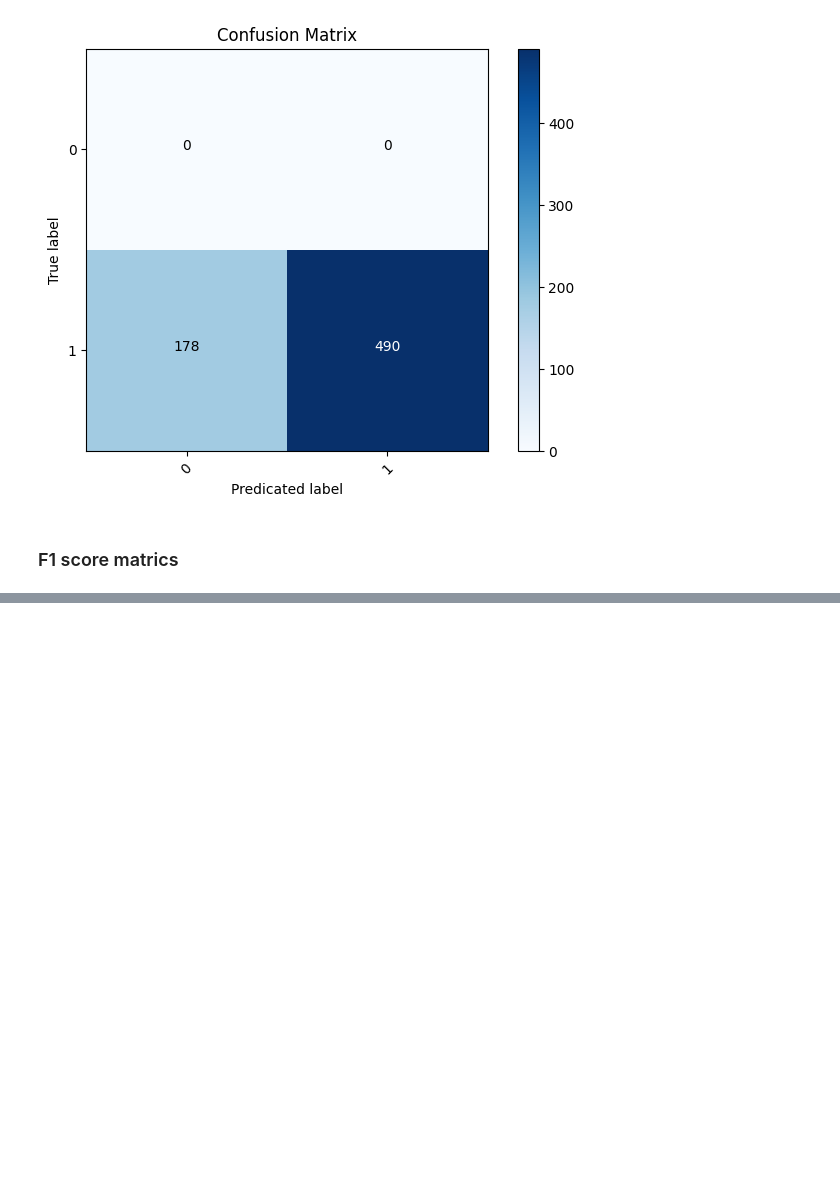
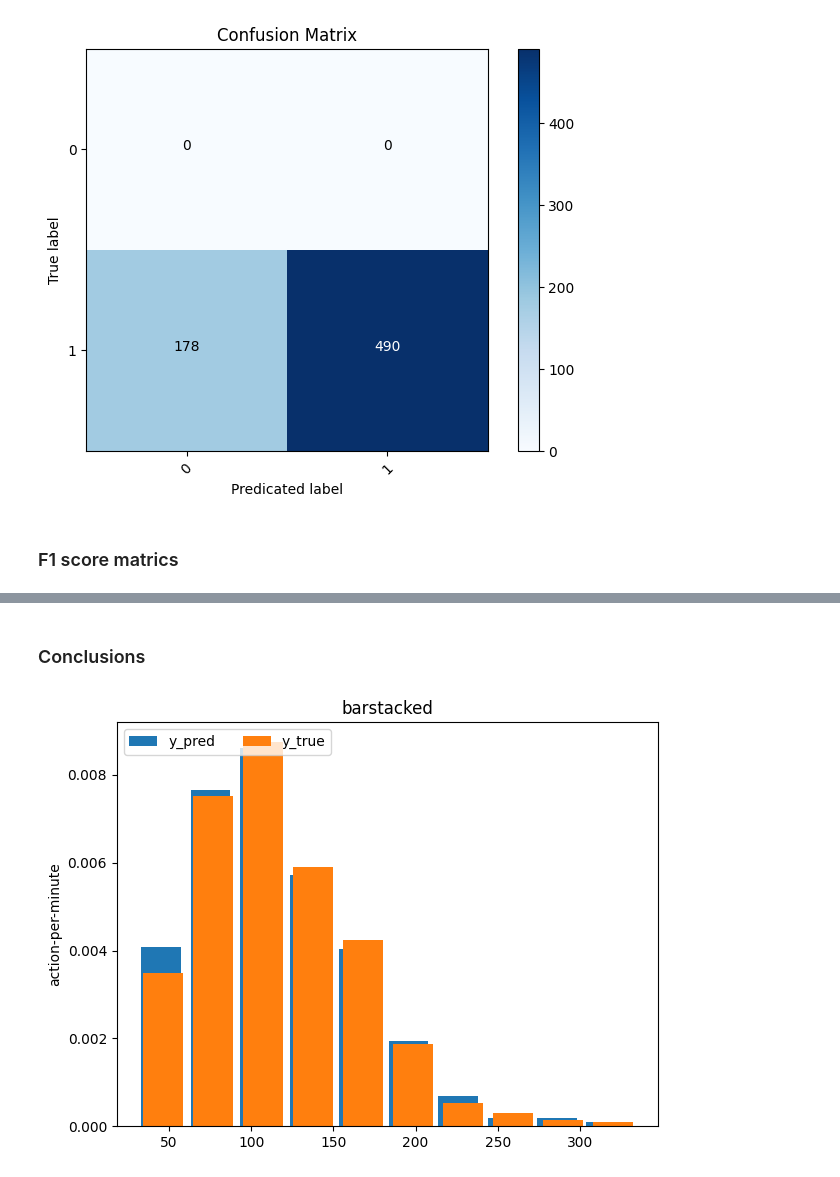
Before and after one commit to pgt7/CA-project, a Jupyter notebook: main.ipynb, the cells around one changed output, grey strips where cells are left out. Drawn from its saved outputs; the diff is of its cells as text; code cells hidden in the pictures; blank space fills up the shorter version.

```diff
--- a/main.ipynb
+++ b/main.ipynb
@@ -382,0 +447,9 @@ def calculate_f1_score(true_positives, false_positives, false_negatives):
+# %%
+predictions2 = model2.predict(x=scaled_test_samples, batch_size=64, verbose=0)
+#print(predictions2)
+# %% [markdown]
+### Conclusions
+# %%
+histogram(y_pred = predictions2, y_true = test_labels)
+# %% [output]
+[figure, added]
```
Also changed, not shown: parts of 12 cells of this notebook.
